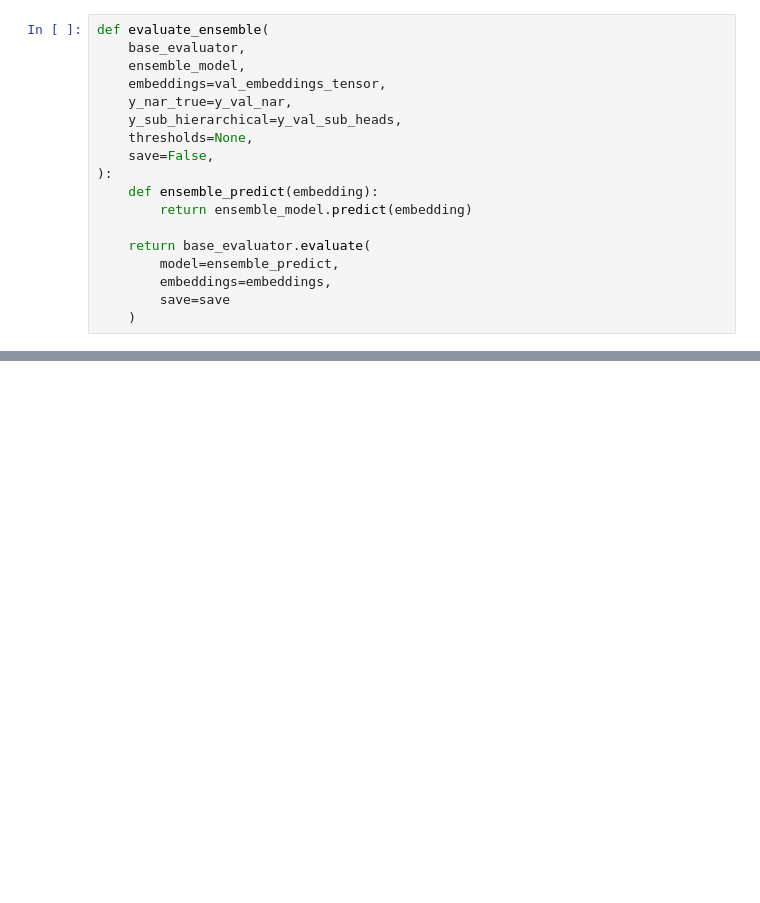
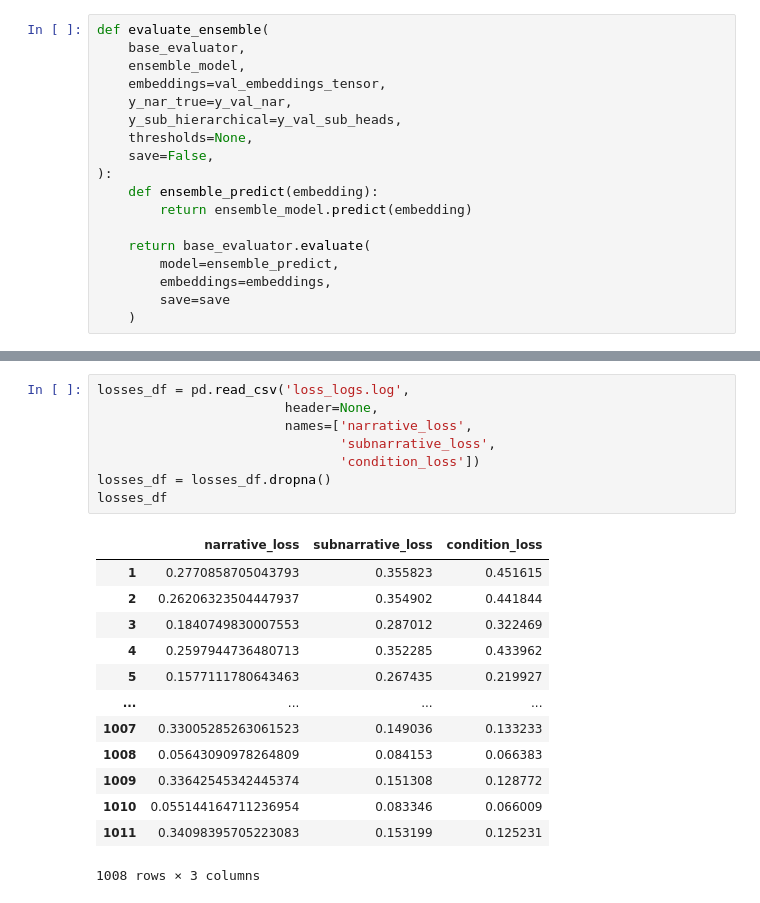
Before and after one commit to eleftheriouk/narrative-extraction-semeval, a Jupyter notebook: tasks/narratives/multilingual/multi-head-per-narrative_model.ipynb, the cells around one changed output, grey strips where cells are left out. Drawn from its saved outputs; the diff is of its cells as text; blank space fills up the shorter version.

```diff
--- a/tasks/narratives/multilingual/multi-head-per-narrative_model.ipynb
+++ b/tasks/narratives/multilingual/multi-head-per-narrative_model.ipynb
@@ -1619,0 +1685,22 @@ F1 Samples: 0.305
+# %%
+losses_df = pd.read_csv('loss_logs.log',
+                        header=None,
+                        names=['narrative_loss',
+                               'subnarrative_loss',
+                               'condition_loss'])
+losses_df = losses_df.dropna()
+losses_df
+# %% [output]
+|  | narrative_loss | subnarrative_loss | condition_loss |
+| 1 | 0.2770858705043793 | 0.355823 | 0.451615 |
+| 2 | 0.26206323504447937 | 0.354902 | 0.441844 |
+| 3 | 0.1840749830007553 | 0.287012 | 0.322469 |
+| 4 | 0.2597944736480713 | 0.352285 | 0.433962 |
+| 5 | 0.1577111780643463 | 0.267435 | 0.219927 |
+| ... | ... | ... | ... |
+| 1007 | 0.33005285263061523 | 0.149036 | 0.133233 |
+| 1008 | 0.05643090978264809 | 0.084153 | 0.066383 |
+| 1009 | 0.33642545342445374 | 0.151308 | 0.128772 |
+| 1010 | 0.055144164711236954 | 0.083346 | 0.066009 |
+| 1011 | 0.34098395705223083 | 0.153199 | 0.125231 |
+1008 rows × 3 columns
```
Also changed, not shown: parts of 42 cells of this notebook, 8 other files.
